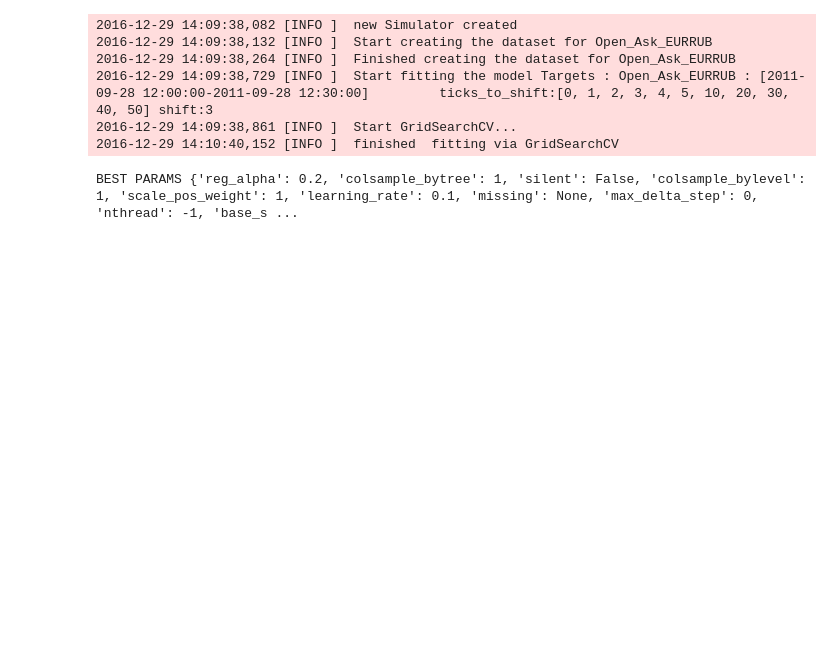
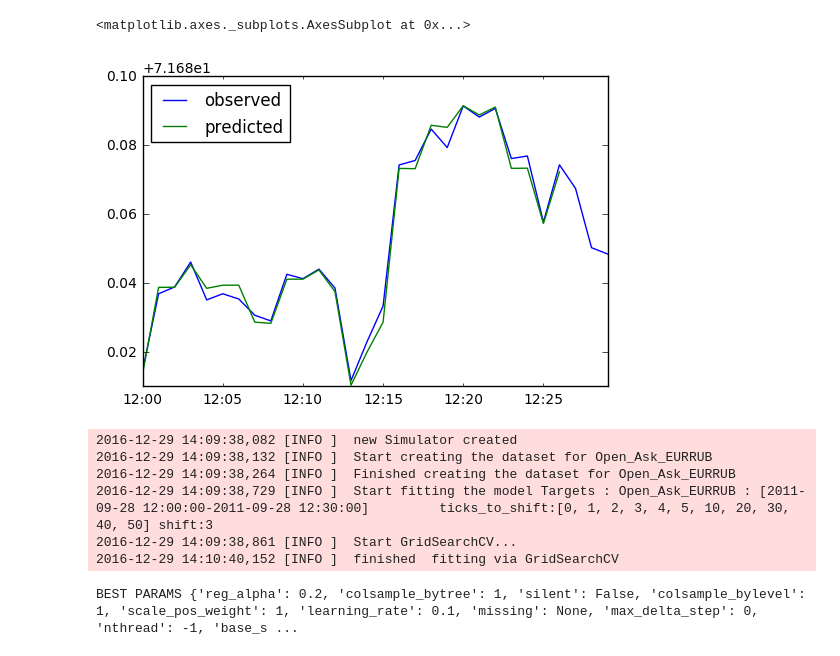
Before and after one commit to clementlefevre/Wolf-of-Mauer-Park, a Jupyter notebook: overview.ipynb, the cells around one changed output. Drawn from its saved outputs; the diff is of its cells as text; code cells hidden in the pictures; blank space fills up the shorter version.

```diff
--- a/overview.ipynb
+++ b/overview.ipynb
@@ -1 +23,7 @@
+# %%
+df_t.predicted = df_t.predicted.shift(periods=-3)
+df_t.plot()
+# %% [output]
+<matplotlib.axes._subplots.AxesSubplot at 0x...>
+[figure, added]
 # %%
```
Also changed, not shown: parts of 5 cells of this notebook, 12 other files.
